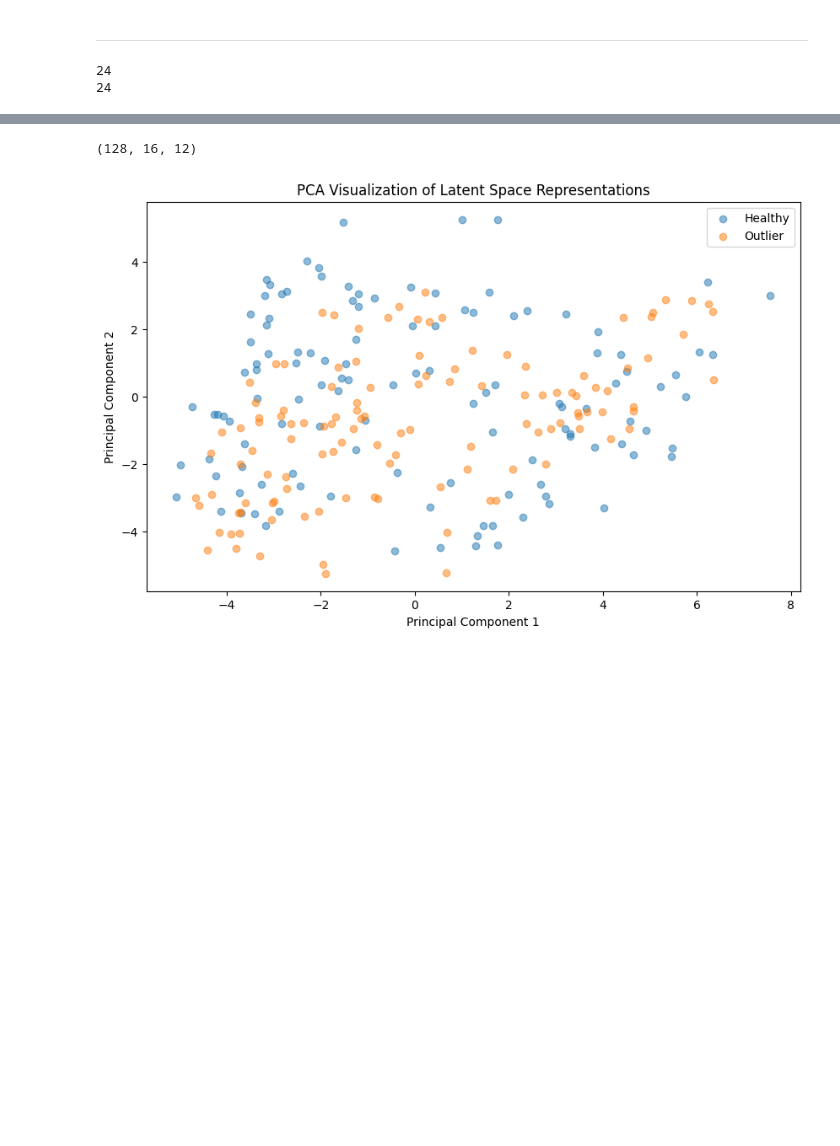
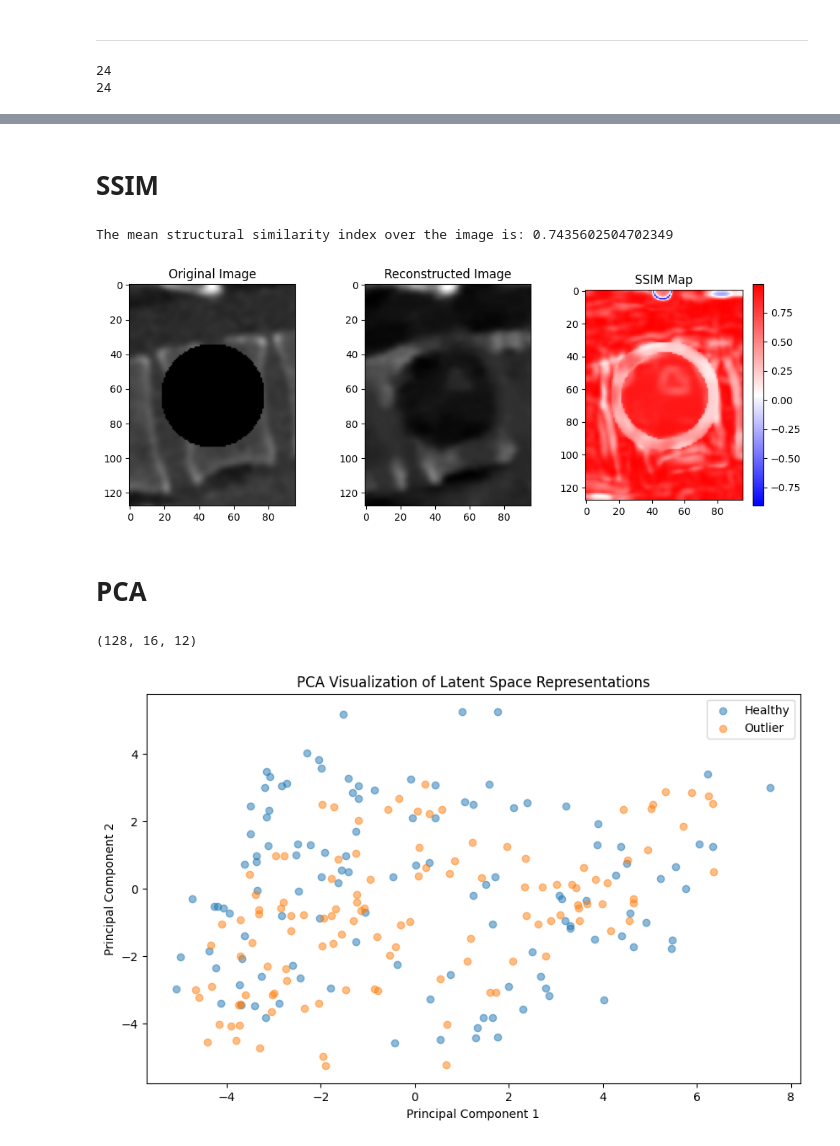
Before and after one commit to jukobo/JK_bachelor, a Jupyter notebook: OutlierDetection/evaluation K.ipynb, the cells around one changed output, grey strips where cells are left out. Cells and saved outputs as stored; diff of their text form; code cells hidden in the pictures; blank space fills up the shorter version.

```diff
--- a/OutlierDetection/evaluation K.ipynb
+++ b/OutlierDetection/evaluation K.ipynb
@@ -103,3 +103,35 @@ plt.show()
+# %% [markdown]
+# SSIM
+# %%
+import numpy as np
+from skimage.metrics import structural_similarity as ssim
+
+org_img_np = org_img.cpu().detach().numpy()
+reconstructed_img_np = reconstructed_img.astype(np.float64)
+
+
+# Compute SSIM
+mssim, ssim_map  = ssim(org_img_np, reconstructed_img_np, full=True)
+print('The mean structural similarity index over the image is:',mssim)
+#plot
+fig, ax = plt.subplots(1, 3, figsize=(12, 4))
+
+ax[0].imshow(org_img_np, cmap='gray')
+ax[0].set_title('Original Image')
+
+ax[1].imshow(reconstructed_img_np, cmap='gray')
+ax[1].set_title('Reconstructed Image')
+
+ax[2].imshow(ssim_map, cmap='bwr')
+ax[2].set_title('SSIM Map')
+fig.colorbar(ax[2].imshow(ssim_map, cmap='bwr'))
+
+plt.show()
+# %% [output]
+The mean structural similarity index over the image is: 0.7435602504702349
+[figure, added]
+# %% [markdown]
+# PCA
 # %%
 from sklearn.decomposition import PCA
 # Collect latent representations for healthy and outlier data
```
Also changed, not shown: parts of 6 cells of this notebook.
